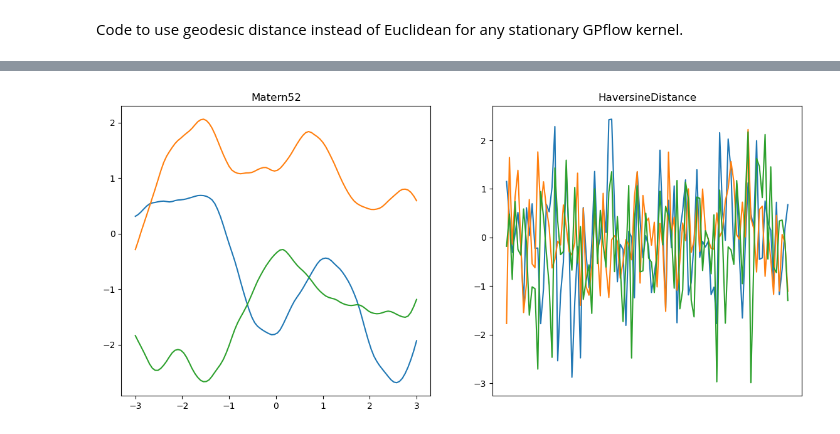
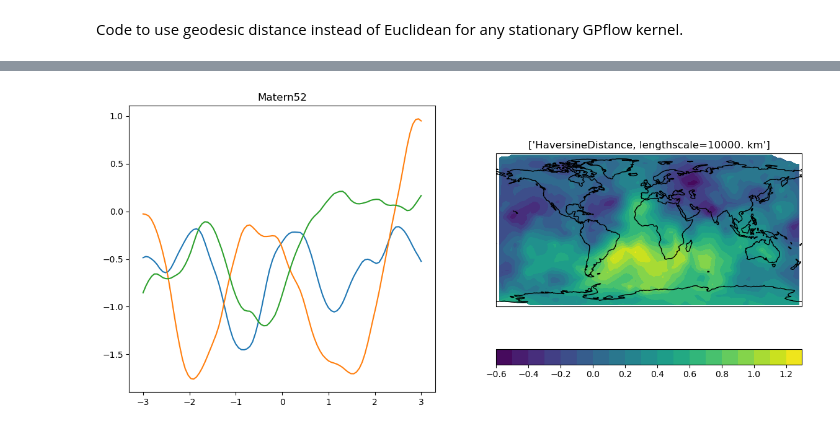
Before and after one commit to mauradewey/AeroGP, a Jupyter notebook: notebooks/geodesic_kernel.ipynb, the cells around one changed output, grey strips where cells are left out. Cells and saved outputs as stored; diff of their text form; code cells hidden in the pictures.

Commit message:
better visualization of haversine kernel

```diff
--- a/notebooks/geodesic_kernel.ipynb
+++ b/notebooks/geodesic_kernel.ipynb
@@ -87,27 +87,41 @@ array([[18589.37346235,   659.94377792, 13723.65330376,  3916.50097507,
 # %%
 #plot regular kernel:
 def plotkernelsample(k, ax, xmin=-3, xmax=3):
     xx = np.linspace(xmin, xmax, 100)[:, None]
     K = k(xx)
     ax.plot(xx, np.random.multivariate_normal(np.zeros(100), K, 3).T)
     ax.set_title(k.__class__.__name__)
 
 #plot haversine version:
 def plothaversinekernel(k, ax):
-    X = np.concatenate([np.random.uniform(-90,90,100)[:,None],np.random.uniform(-180,180,100)[:,None]],axis=1)
+    X = np.concatenate([np.random.uniform(-90,90,1000)[:,None],np.random.uniform(-180,180,1000)[:,None]],axis=1)
     K = k(X,X)
-    xx = np.linspace(-1, 1, 100)[:, None] #note this is just for plotting purposes, units are meaningless
-    ax.plot(xx, np.random.multivariate_normal(np.zeros(100), K, 3).T)
-    ax.set_title(k.__class__.__name__)
-    ax.xaxis.set_visible(False)
+    zdata=np.random.multivariate_normal(np.zeros(1000), K, 1).T
+
+    #create grid for plotting contours of zdata:
+    lat = np.linspace(-90,90,100)
+    lon = np.linspace(-180,180,100)
+    lon, lat = np.meshgrid(lon, lat)
+
+    #scipy linearly interpolate zdata to grid:
+    from scipy.interpolate import griddata
+    grid_z0 = griddata((X[:,1],X[:,0]), zdata.flatten(), (lon, lat), method='linear')
+
+    #plot:
+    c=ax.contourf(lon,lat,grid_z0,levels=20)
+    plt.gca().coastlines()
+    #ax.scatter(X[:,1],X[:,0], c='k')
+    #ax.scatter3D(X[:,1],X[:,0], zdata, c=zdata)
+    ax.set_title([k.__class__.__name__ + ', lengthscale=' + np.array2string(k.base.__dict__['lengthscales'].numpy()) + ' km'])
+    plt.colorbar(c,orientation='horizontal')
 
 fig = plt.figure(figsize=(14, 6))
 ax1 = fig.add_subplot(1, 2, 1)
-ax2 = fig.add_subplot(1, 2, 2)
+ax2 = fig.add_subplot(1, 2, 2, projection=ccrs.PlateCarree())
 
 plotkernelsample(gpflow.kernels.Matern52(), ax1)
-plothaversinekernel(HaversineDistance(gpflow.kernels.Matern52(lengthscales=1000.0)), ax2)
+plothaversinekernel(HaversineDistance(gpflow.kernels.Matern52(lengthscales=10000.0)), ax2)
 #NOTE that setting the lengthscales for the Haversine kernel is important because the distance is in km! Otherwise the samples will be very small.
 # %% [output]
-[figure, old version]
+[figure, new version]
 # %%
```
Also changed, not shown: parts of 4 cells of this notebook.
